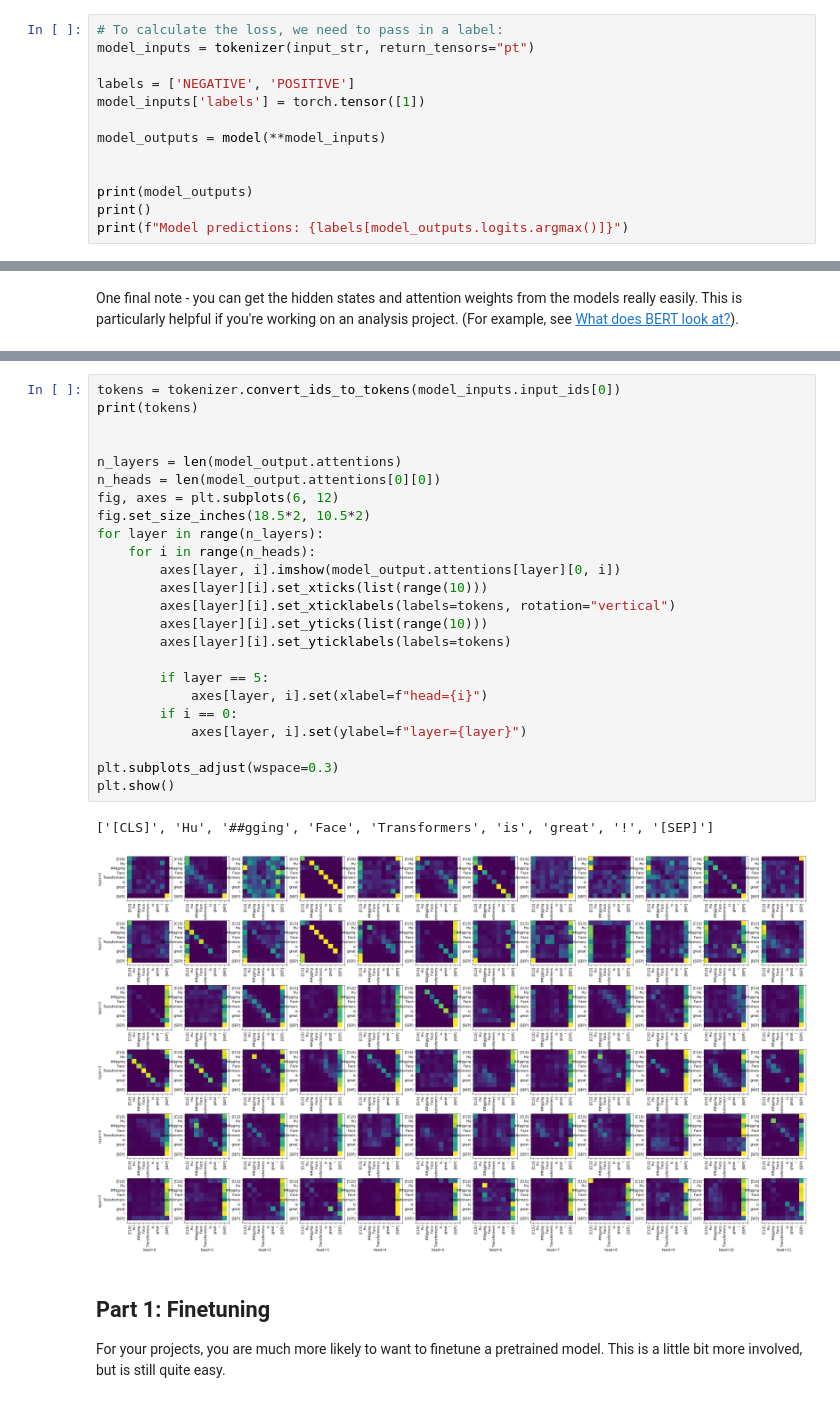
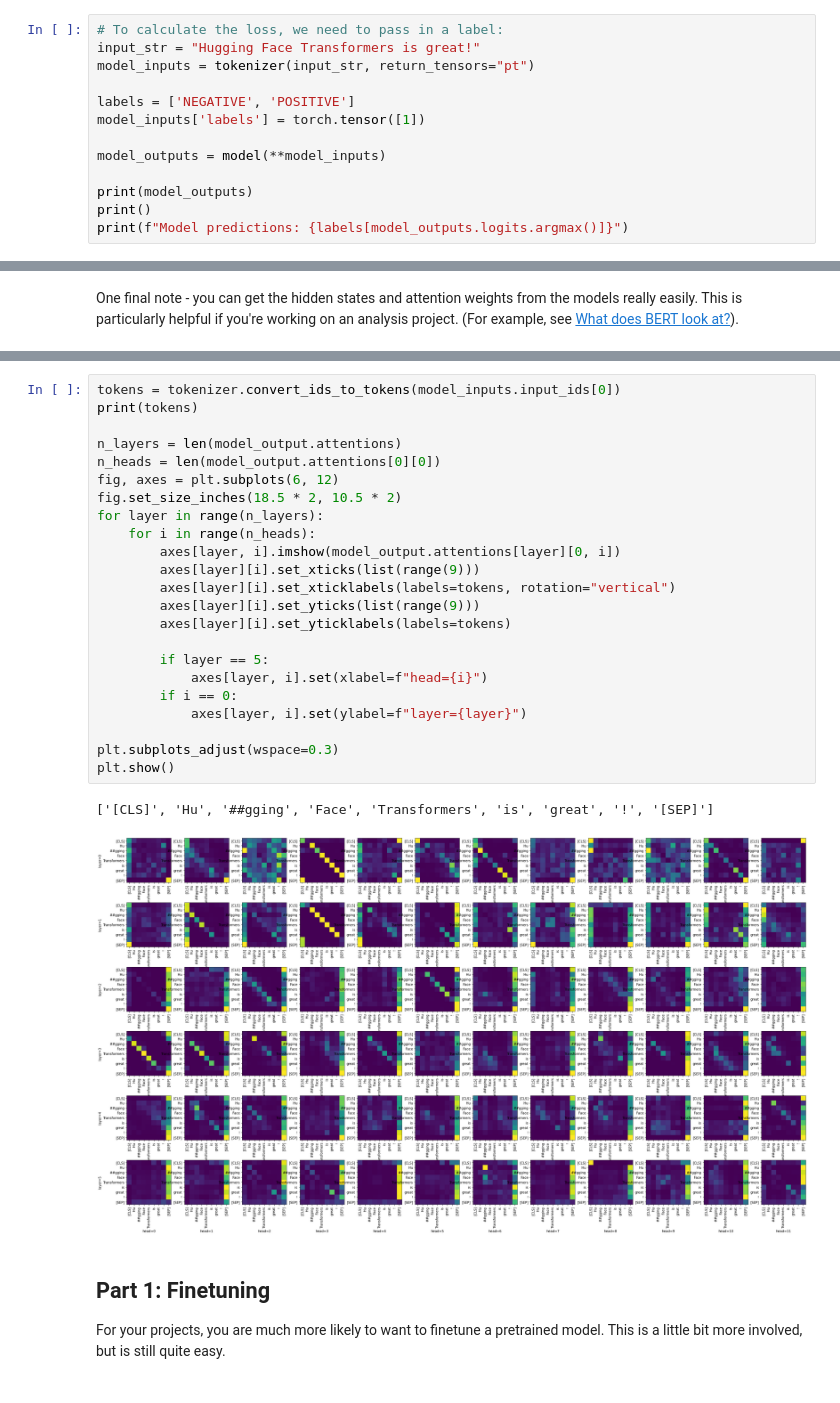
Before and after one commit to 1170300504/CS224n-Winter-2022, a Jupyter notebook: Hugging_Face_Transformers_Tutorial.ipynb, the cells around one changed output, grey strips where cells are left out. Cells and saved outputs as stored; diff of their text form.

```diff
--- a/Hugging_Face_Transformers_Tutorial.ipynb
+++ b/Hugging_Face_Transformers_Tutorial.ipynb
@@ -396,6 +386,7 @@ tensor(0.5941, grad_fn=<NllLossBackward>)
 Hugging Face provides an additional easy way to calculate the loss as well:
 # %%
 # To calculate the loss, we need to pass in a label:
+input_str = "Hugging Face Transformers is great!"
 model_inputs = tokenizer(input_str, return_tensors="pt")
 
 labels = ['NEGATIVE', 'POSITIVE']
@@ -403,7 +394,6 @@ model_inputs['labels'] = torch.tensor([1])
 
 model_outputs = model(**model_inputs)
 
-
 print(model_outputs)
 print()
 print(f"Model predictions: {labels[model_outputs.logits.argmax()]}")
@@ -452,30 +442,29 @@ BaseModelOutput(last_hidden_state=tensor([[[ 0.2965,  0.1076,  0.0469,  ...,  0.
 # %%
 tokens = tokenizer.convert_ids_to_tokens(model_inputs.input_ids[0])
 print(tokens)
 
-
 n_layers = len(model_output.attentions)
 n_heads = len(model_output.attentions[0][0])
 fig, axes = plt.subplots(6, 12)
-fig.set_size_inches(18.5*2, 10.5*2)
+fig.set_size_inches(18.5 * 2, 10.5 * 2)
 for layer in range(n_layers):
     for i in range(n_heads):
         axes[layer, i].imshow(model_output.attentions[layer][0, i])
-        axes[layer][i].set_xticks(list(range(10)))
+        axes[layer][i].set_xticks(list(range(9)))
         axes[layer][i].set_xticklabels(labels=tokens, rotation="vertical")
-        axes[layer][i].set_yticks(list(range(10)))
+        axes[layer][i].set_yticks(list(range(9)))
         axes[layer][i].set_yticklabels(labels=tokens)
 
         if layer == 5:
             axes[layer, i].set(xlabel=f"head={i}")
         if i == 0:
             axes[layer, i].set(ylabel=f"layer={layer}")
 
 plt.subplots_adjust(wspace=0.3)
 plt.show()
 # %% [output]
 ['[CLS]', 'Hu', '##gging', 'Face', 'Transformers', 'is', 'great', '!', '[SEP]']
-[figure, old version]
+[figure, new version]
 # %% [markdown]
 ## Part 1: Finetuning
 
```
Also changed, not shown: parts of 41 cells of this notebook.
